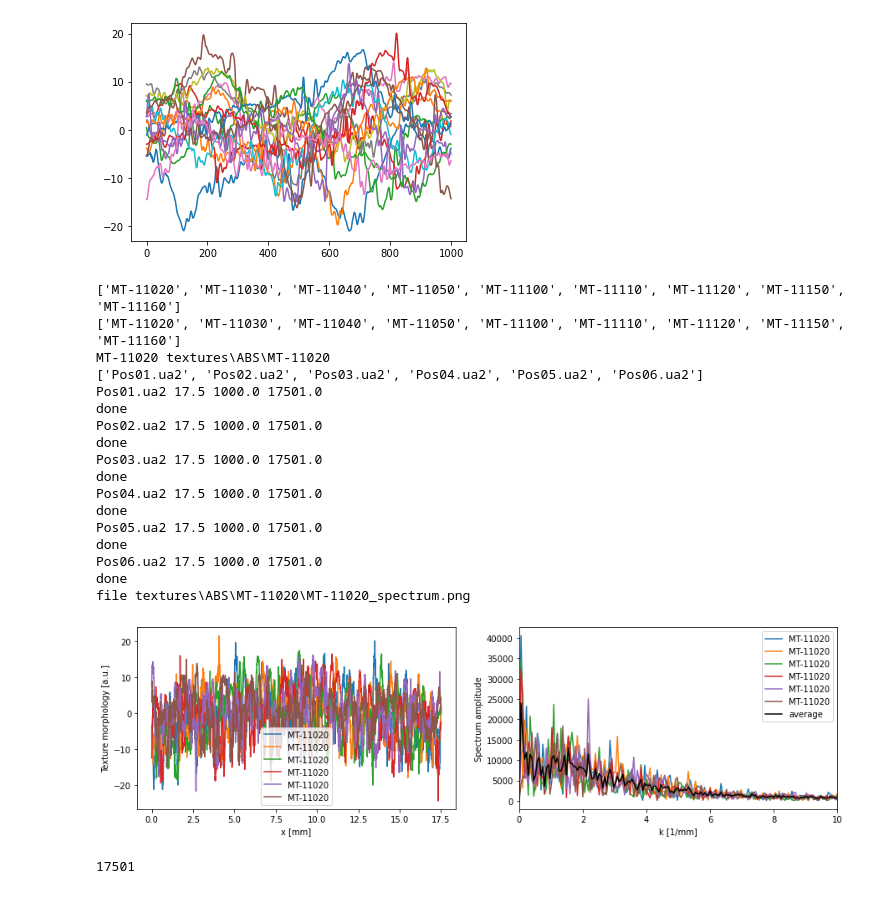
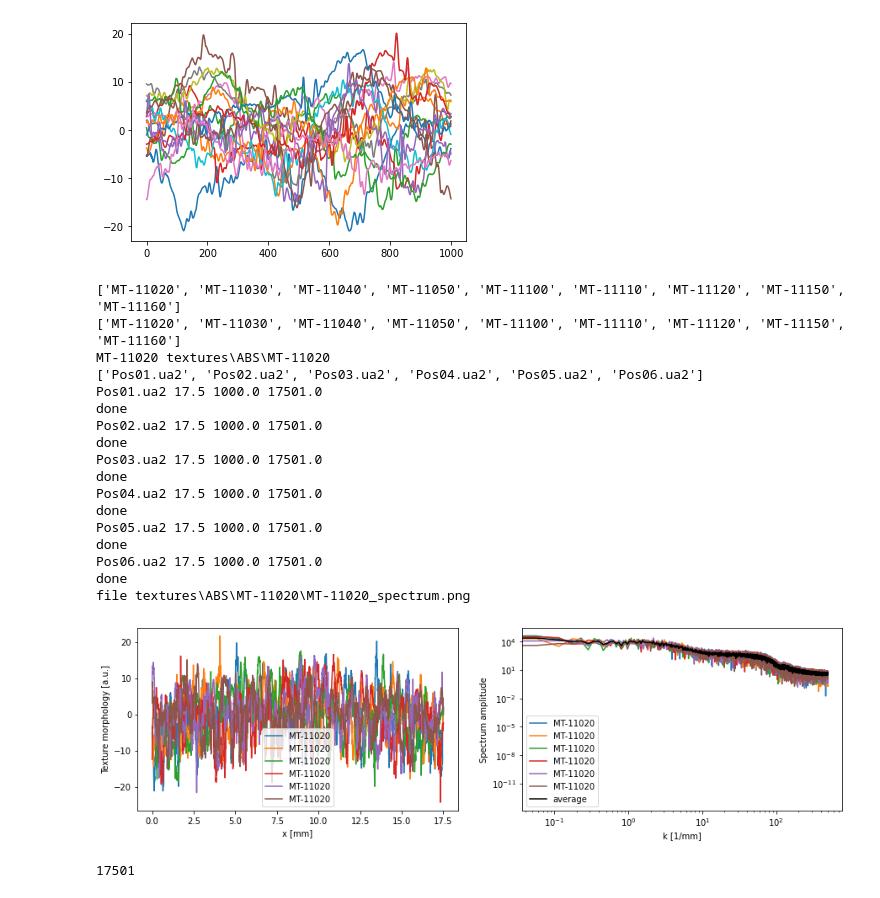
Before and after one commit to daguiam/texture_vibration_generator, a Jupyter notebook: process_textures_spectrum.ipynb, the cells around one changed output. Saved outputs shown, nothing was run; the diff lists cells and outputs as text; code cells hidden in the pictures.

```diff
--- a/process_textures_spectrum.ipynb
+++ b/process_textures_spectrum.ipynb
@@ -46,11 +46,12 @@ def butter_highpass_filter(data, cutoff, fs, order=5):
 N_spectrum = 1000
 N_spectrum = 17501
 
-cutoff_fine_texture = 2 # peaks /mm
+cutoff_fine_texture = 15 # peaks /mm
 
 
 output_N_spectrum = 512*2
 output_fs_spatial = 512*2 # samples/mm
+
 
 # for path_name in [os.path.join(path, sample) for sample in sample_names]:
 
@@ -123,7 +124,8 @@ for material in ['ABS', 'PP']:
 
             resample_num = np.int(output_fs_spatial/fs_spatial*x_total)
 
-            profile = signal.resample(profile, resample_num)
+            print(profile.size, resample_num)
+#             profile = signal.resample(profile, resample_num)
             fs_spatial = output_fs_spatial
             x_total = profile.size
 
@@ -135,6 +137,7 @@ for material in ['ABS', 'PP']:
             # Detrend the profile lienarly
             profile = signal.detrend(profile, type='linear')
 
+            profile = profile-np.mean(profile)
 
             # calculate maximum profile peak-peak
             profile_ptp = np.ptp(profile)
@@ -157,7 +160,11 @@ for material in ['ABS', 'PP']:
 
             b,a = butter_bandpass(lowcut, highcut, fs_spatial, order=order)
             zf = signal.lfiltic(b,a, profile)
-            profile = signal.lfilter(b, a, profile,)
+
+#             profile = signal.lfilter(b, a, profile,)
+
+
+
 #             print(zf)
 #             profile, zf = signal.lfilter(b, a, profile, zi=zf)
 
@@ -170,6 +177,7 @@ for material in ['ABS', 'PP']:
 
             # windowing
             window = np.hamming(profile.size)
+            window = np.hanning(profile.size)
             profile *= window
 
 
@@ -207,25 +215,28 @@ for material in ['ABS', 'PP']:
             plt.legend()
             plt.sca(ax[1])
 
-            plt.plot(spectrum_spatial_freq, np.abs(spectrum_profile), lw=1, label=posfilename)
+#             plt.plot(spectrum_spatial_freq, np.abs(spectrum_profile), lw=1, label=posfilename)
+            plt.loglog(spectrum_spatial_freq, np.abs(spectrum_profile), lw=1, label=posfilename)
 
 
 
         plt.sca(ax[1])
 
         # Average all the spectrums
-        spectrum_profiles = np.max(spectrum_list, axis=0)
+        spectrum_profiles = np.mean(spectrum_list, axis=0)
         spectrum_spatial_freqs = np.mean(spectrum_freqs_list, axis=0)
-        plt.plot(spectrum_spatial_freqs, spectrum_profiles.real, c='k', label="average")
+#         plt.plot(spectrum_spatial_freqs, spectrum_profiles.real, c='k', label="average")
+        plt.loglog(spectrum_spatial_freqs, spectrum_profiles.real, c='k', label="average")
 
         # Resample to a specific number of output_N_spectrum=1024. This way all the spectrums have the same size
-        spectrum_profiles = signal.resample(spectrum_profiles, num=output_N_spectrum)
+
+#         spectrum_profiles = signal.resample(spectrum_profiles, num=output_N_spectrum)
 
 
 
         spectrum_spatial_freqs = np.fft.fftshift(np.fft.fftfreq(spectrum_profiles.size, d=1/fs_spatial))
         plt.plot(spectrum_spatial_freqs, spectrum_profiles.real, c='r', label="resampled")
-        plt.xlim(-50,250)
+#         plt.xlim(-50,50)
     #     print(spectrum_profiles.size, spectrum_spatial_freqs.max())
 
         plt.legend()
@@ -720,8 +756,9 @@ for sample in sample_names:
         plt.sca(ax[1])
 
 #         plt.plot(spectrum_spatial_freq, spectrum_profile/spectrum_profile.max(), label=sample)
-        plt.plot(spectrum_spatial_freq, spectrum_profile, label=sample)
-        plt.xlim(0,10)
+#         plt.plot(spectrum_spatial_freq, spectrum_profile, label=sample)
+        plt.loglog(spectrum_spatial_freq, spectrum_profile, label=sample)
+#         plt.xlim(0,10)
 
 
 
@@ -732,39 +769,40 @@ for sample in sample_names:
     plt.sca(ax[1])
     spectrum_profiles = np.mean(spectrum_list, axis=0)
     spectrum_spatial_freqs = np.mean(spectrum_freqs_list, axis=0)
-    plt.plot(spectrum_spatial_freqs, spectrum_profiles, c='k', label="average")
-    plt.xlim(0,10)
+#     plt.plot(spectrum_spatial_freqs, spectrum_profiles, c='k', label="average")
+    plt.loglog(spectrum_spatial_freqs, spectrum_profiles, c='k', label="average")
+#     plt.xlim(0,10)
 
     plt.legend()
 
     plt.xlabel("k [1/mm]")
     plt.ylabel("Spectrum amplitude")
 
     outputname = "%s_spectrum.png"%(sample)
     output_filename = os.path.join(path_name, outputname)
     plt.savefig(output_filename)
 #     plt.close()
     print("file", output_filename)
     break
 # %% [output]
 ['MT-11020', 'MT-11030', 'MT-11040', 'MT-11050', 'MT-11100', 'MT-11110', 'MT-11120', 'MT-11150', 'MT-11160']
 ['MT-11020', 'MT-11030', 'MT-11040', 'MT-11050', 'MT-11100', 'MT-11110', 'MT-11120', 'MT-11150', 'MT-11160']
 MT-11020 textures\ABS\MT-11020
 ['Pos01.ua2', 'Pos02.ua2', 'Pos03.ua2', 'Pos04.ua2', 'Pos05.ua2', 'Pos06.ua2']
 Pos01.ua2 17.5 1000.0 17501.0
 done
 Pos02.ua2 17.5 1000.0 17501.0
 done
 Pos03.ua2 17.5 1000.0 17501.0
 done
 Pos04.ua2 17.5 1000.0 17501.0
 done
 Pos05.ua2 17.5 1000.0 17501.0
 done
 Pos06.ua2 17.5 1000.0 17501.0
 done
 file textures\ABS\MT-11020\MT-11020_spectrum.png
-[figure, old version]
+[figure, new version]
 # %%
 # %% [output]
 17501
```
Also changed, not shown: parts of 6 cells of this notebook, 21 other files.
